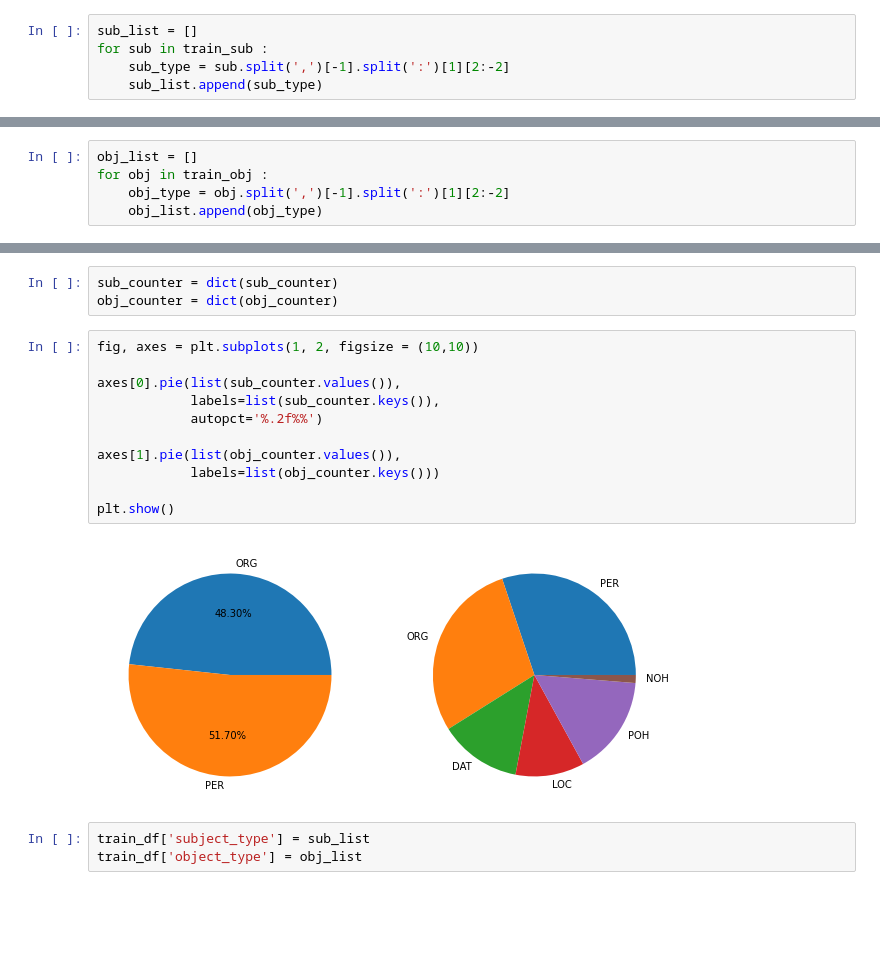
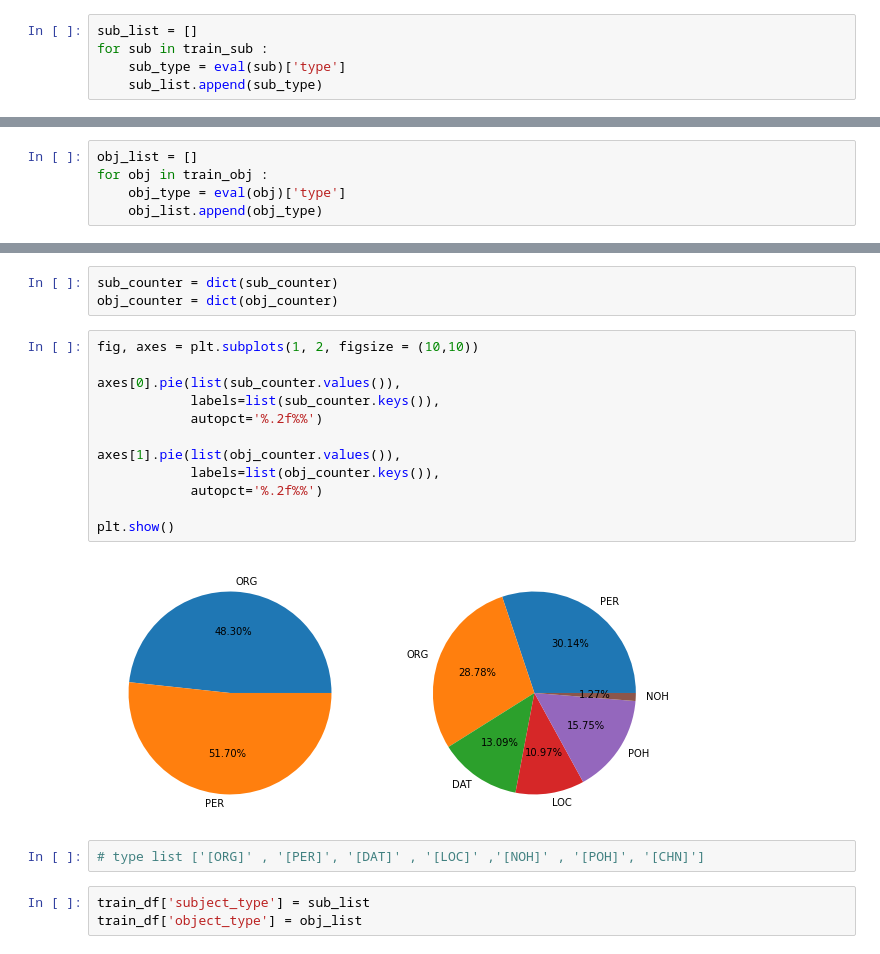
Before and after one commit to sangHa0411/RelationExtraction, a Jupyter notebook: EDA.ipynb, the cells around one changed output, grey strips where cells are left out. Saved outputs shown, nothing was run; the diff lists cells and outputs as text; blank space fills up the shorter version.

```diff
--- a/EDA.ipynb
+++ b/EDA.ipynb
@@ -77,7 +77,7 @@ train_obj = train_df['object_entity']
 # %%
 sub_list = []
 for sub in train_sub :
-    sub_type = sub.split(',')[-1].split(':')[1][2:-2]
+    sub_type = eval(sub)['type']
     sub_list.append(sub_type)
 # %%
 sub_counter = collections.Counter()
@@ -85,7 +85,7 @@ sub_counter.update(sub_list)
 # %%
 obj_list = []
 for obj in train_obj :
-    obj_type = obj.split(',')[-1].split(':')[1][2:-2]
+    obj_type = eval(obj)['type']
     obj_list.append(obj_type)
 # %%
 obj_counter = collections.Counter()
@@ -96,16 +96,19 @@ obj_counter = dict(obj_counter)
 # %%
 fig, axes = plt.subplots(1, 2, figsize = (10,10))
 
 axes[0].pie(list(sub_counter.values()),
             labels=list(sub_counter.keys()),
             autopct='%.2f%%')
 
 axes[1].pie(list(obj_counter.values()),
-            labels=list(obj_counter.keys()))
+            labels=list(obj_counter.keys()),
+            autopct='%.2f%%')
 
 plt.show()
 # %% [output]
-[figure, old version]
+[figure, new version]
+# %%
+# type list ['[ORG]' , '[PER]', '[DAT]' , '[LOC]' ,'[NOH]' , '[POH]', '[CHN]']
 # %%
 train_df['subject_type'] = sub_list
 train_df['object_type'] = obj_list
```
Also changed, not shown: parts of 15 cells of this notebook.
